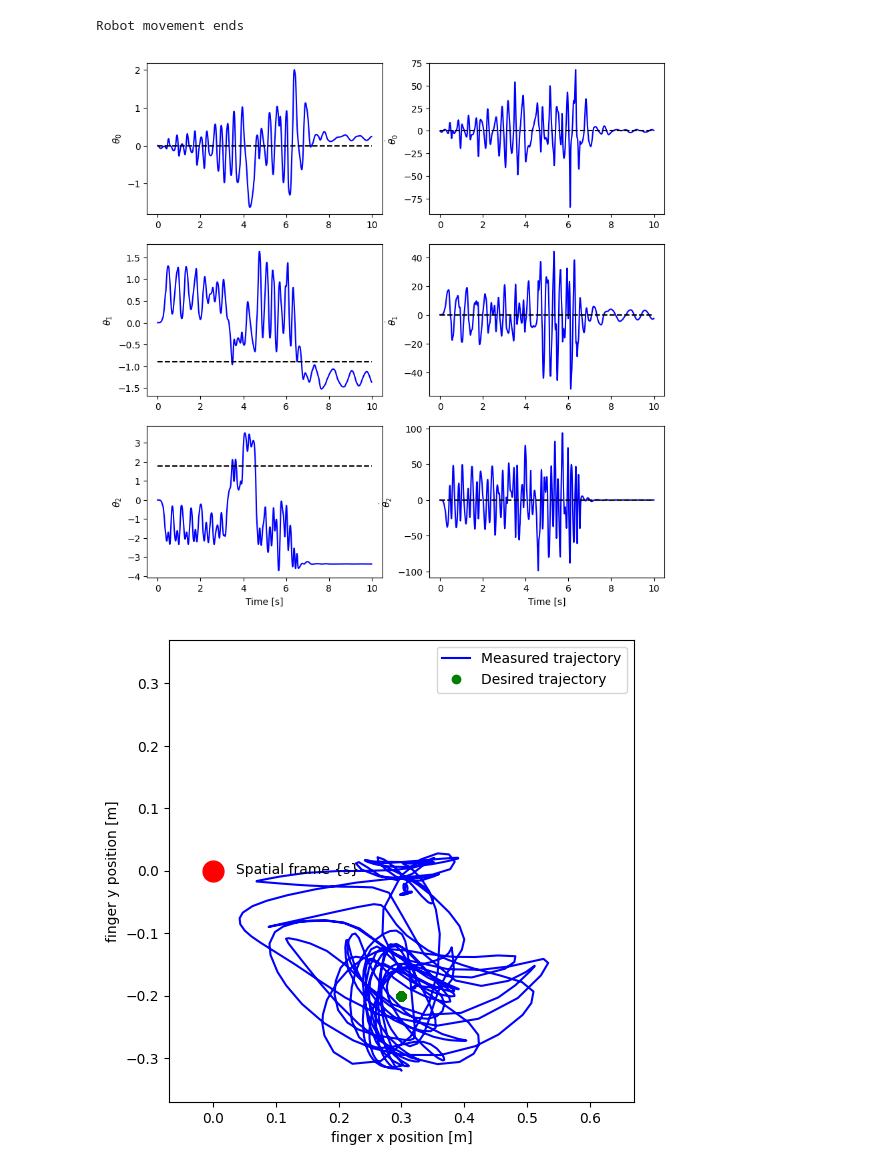
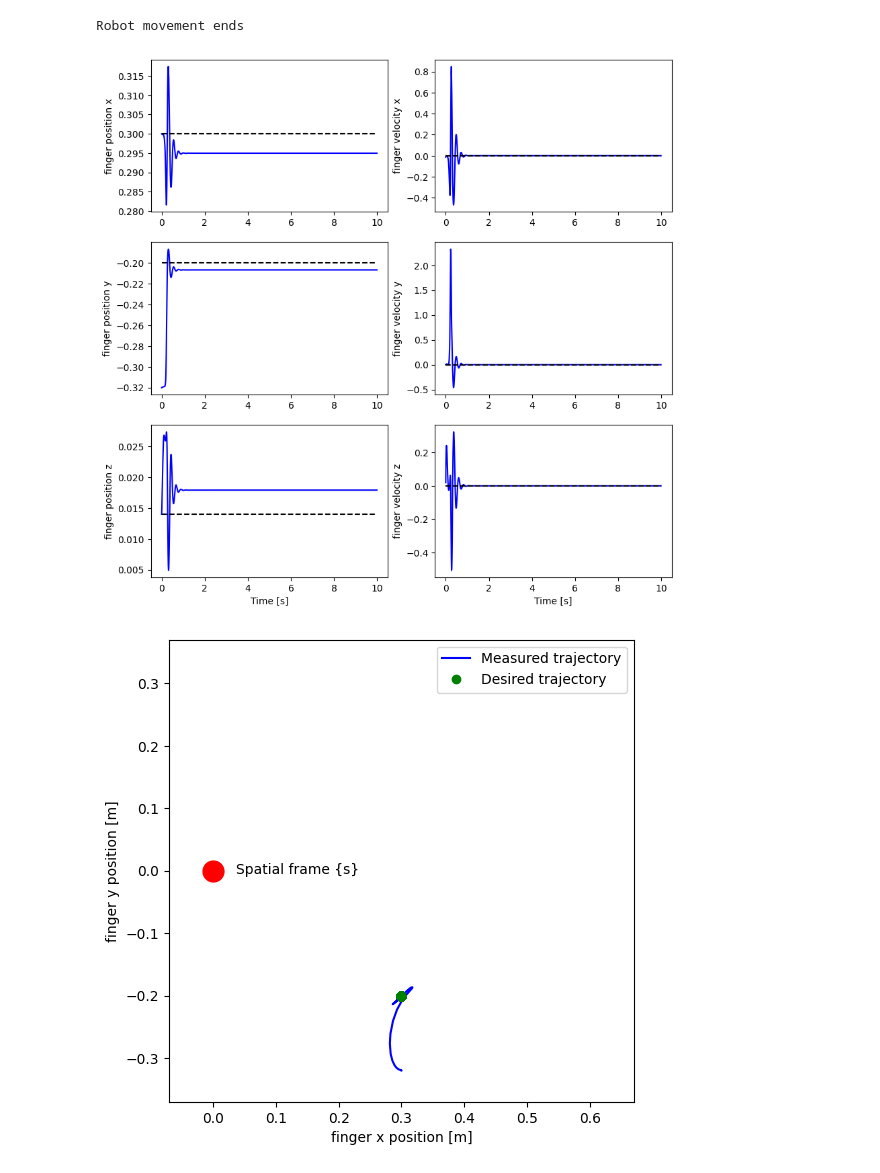
Before and after one commit to Electric-man/rob2004, a Jupyter notebook: Lab/Lab4/Impedance control.ipynb, the cells around one changed output. Drawn from its saved outputs; the diff is of its cells as text; code cells hidden in the pictures.

```diff
--- a/Lab/Lab4/Impedance control.ipynb
+++ b/Lab/Lab4/Impedance control.ipynb
@@ -208,7 +208,7 @@ num_steps = int(run_time/dt)
 
 # Stiffness and damper
 K = np.array([100, 100, 100])
-D = np.array([0.01, 0.01, 0.01])
+D = np.array([2, 2, 2])
 
 # Trajectory to use
 trajectory = 1
@@ -227,6 +227,8 @@ time = np.zeros([num_steps])
 # we will store the end effector position (desired and measured)
 measured_finger_position = np.zeros([num_steps,3])
 desired_finger_position = np.zeros([num_steps,3])
+measured_finger_velocity = np.zeros([num_steps,3])
+desired_finger_velocity = np.zeros([num_steps,3])
 # Start time
 t_start = t()
 
@@ -250,6 +252,9 @@ for i in range(num_steps):
         p_des, v_des = trajectory1(dt*i)
     v = jacobian.dot(dq)
     desired_finger_position[i,:] = p_des
+    measured_finger_velocity[i, :] = v
+    desired_finger_velocity[i, :] = v_des
+
 
     joint_torques = np.transpose(jacobian).dot(np.diag(K).dot(p_des-pose[0:3,3])+np.diag(D).dot(v_des - v))
     desired_torques[i,:] = joint_torques
@@ -260,41 +265,41 @@ for i in range(num_steps):
 
 print("Robot movement ends")
 
-for i in range(num_steps):
-    p_des, v_des = trajectory1(dt*i)
-    desired_positions[i,:] = inverse_geometry(p_des)
-    desired_velocities[i,:] = np.linalg.inv(jacobian).dot(v_des)
+# for i in range(num_steps):
+#     p_des, v_des = trajectory1(dt*i)
+#     desired_positions[i,:] = inverse_geometry(p_des)
+#     desired_velocities[i,:] = np.linalg.inv(jacobian).dot(v_des)
 # %% [output]
 Robot movement ends
 # %%
 def plot_joint_posvel(time, th, th_des, dth, dth_des):
     fig = plt.figure(figsize=(10,10))
 
     plt.subplot(3,2,1)
     plt.plot(time, th[:,0], 'b-', time, th_des[:,0], '--k')
-    plt.ylabel(r'$\theta_0$')
+    plt.ylabel(r'finger position x')
     plt.subplot(3,2,3)
     plt.plot(time, th[:,1], 'b-', time, th_des[:,1], '--k')
-    plt.ylabel(r'$\theta_1$')
+    plt.ylabel(r'finger position y')
     plt.subplot(3,2,5)
     plt.plot(time, th[:,2], 'b-', time, th_des[:,2], '--k')
-    plt.ylabel(r'$\theta_2$')
+    plt.ylabel(r'finger position z')
     plt.xlabel('Time [s]')
 
     plt.subplot(3,2,2)
     plt.plot(time, dth[:,0], 'b-', time, dth_des[:,0], '--k')
-    plt.ylabel(r'$\dot{\theta}_0$')
+    plt.ylabel(r'finger velocity x')
     plt.subplot(3,2,4)
     plt.plot(time, dth[:,1], 'b-', time, dth_des[:,1], '--k')
-    plt.ylabel(r'$\dot{\theta}_1$')
+    plt.ylabel(r'finger velocity y')
     plt.subplot(3,2,6)
     plt.plot(time, dth[:,2], 'b-', time, dth_des[:,2], '--k')
-    plt.ylabel(r'$\dot{\theta}_2$')
+    plt.ylabel(r'finger velocity z')
     plt.xlabel('Time [s]')
 
-plot_joint_posvel(time, measured_positions, desired_positions, measured_velocities, desired_velocities)
+plot_joint_posvel(time, measured_finger_position, desired_finger_position, measured_finger_velocity, desired_finger_velocity)
 # %% [output]
-[figure, old version]
+[figure, new version]
 # %%
 def plot_finger_trajectory(finger_position, desired_finger_position):
     """
@@ -317,4 +322,4 @@ def plot_finger_trajectory(finger_position, desired_finger_position):
 
 plot_finger_trajectory(measured_finger_position, desired_finger_position)
 # %% [output]
-[figure, old version]
+[figure, new version]
```
Also changed, not shown: 5 other files.
